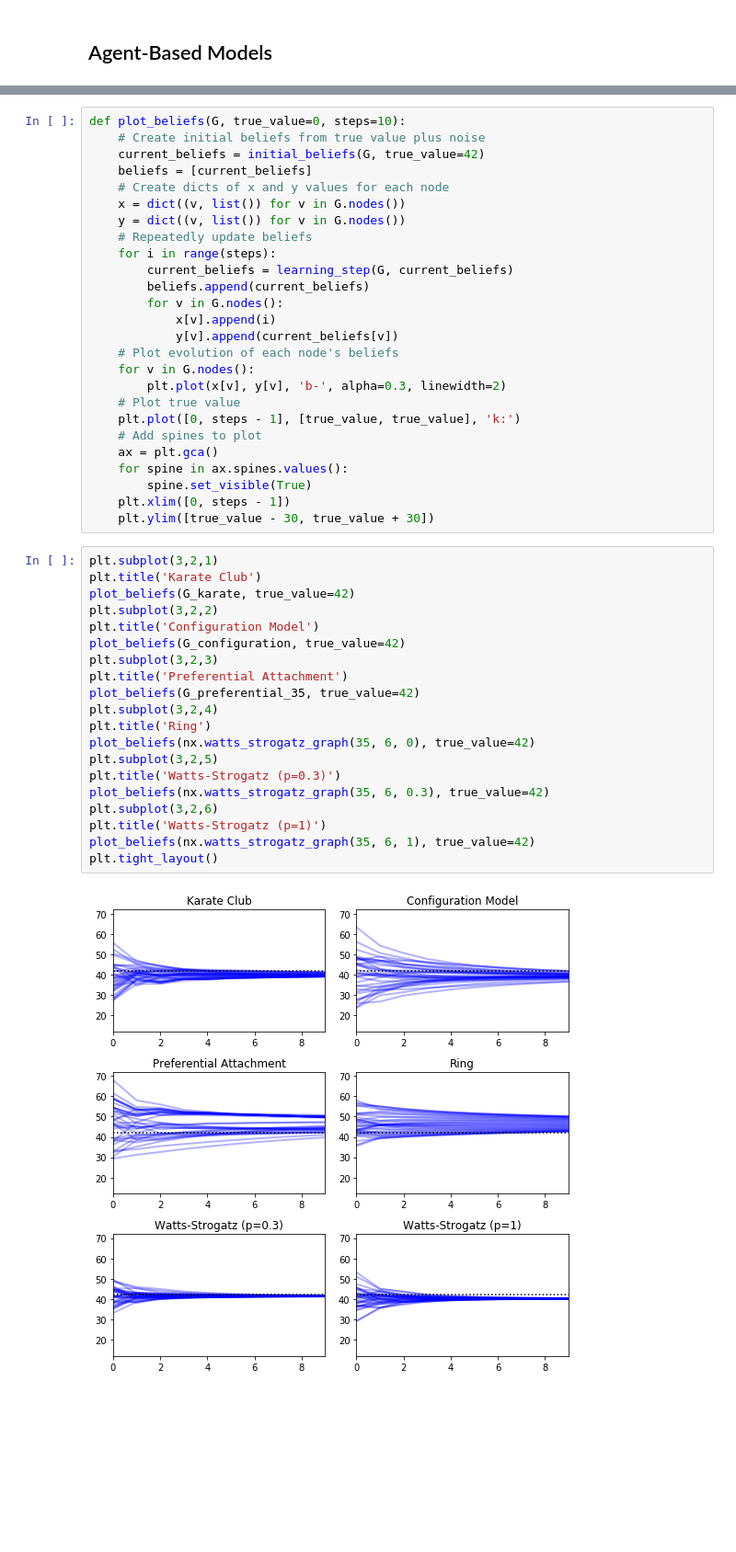
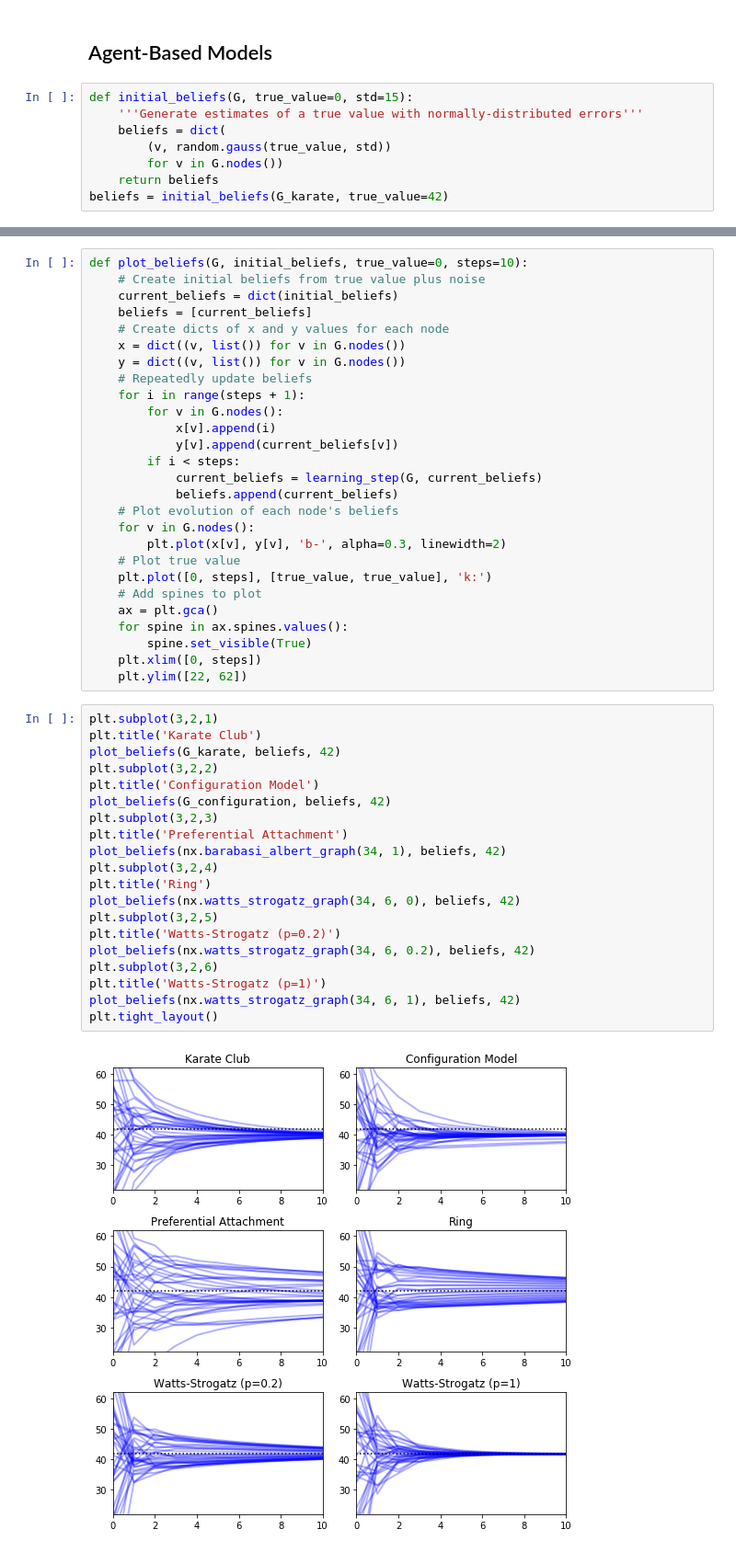
Before and after one commit to PacktPublishing/Network-Science-with-Python-and-NetworkX-Quick-Start-Guide, a Jupyter notebook: Chapter_09.ipynb, the cells around one changed output, grey strips where cells are left out. Shown: that part at 92% size. Drawn from its saved outputs; the diff is of its cells as text; blank space fills up the shorter version.

Commit message:
Update images in ch09 code.

```diff
--- a/Chapter_09.ipynb
+++ b/Chapter_09.ipynb
@@ -93,3 +93,11 @@ nx.draw_networkx(G_configuration)
 # %% [markdown]
 ## Agent-Based Models
+# %%
+def initial_beliefs(G, true_value=0, std=15):
+    '''Generate estimates of a true value with normally-distributed errors'''
+    beliefs = dict(
+        (v, random.gauss(true_value, std))
+        for v in G.nodes())
+    return beliefs
+beliefs = initial_beliefs(G_karate, true_value=42)
 # %%
@@ -115,50 +116,51 @@ def learning_step(G, beliefs):
         new_beliefs[v] = total / count
     return new_beliefs
 # %%
-def plot_beliefs(G, true_value=0, steps=10):
+def plot_beliefs(G, initial_beliefs, true_value=0, steps=10):
     # Create initial beliefs from true value plus noise
-    current_beliefs = initial_beliefs(G, true_value=42)
+    current_beliefs = dict(initial_beliefs)
     beliefs = [current_beliefs]
     # Create dicts of x and y values for each node
     x = dict((v, list()) for v in G.nodes())
     y = dict((v, list()) for v in G.nodes())
     # Repeatedly update beliefs
-    for i in range(steps):
-        current_beliefs = learning_step(G, current_beliefs)
-        beliefs.append(current_beliefs)
+    for i in range(steps + 1):
         for v in G.nodes():
             x[v].append(i)
             y[v].append(current_beliefs[v])
+        if i < steps:
+            current_beliefs = learning_step(G, current_beliefs)
+            beliefs.append(current_beliefs)
     # Plot evolution of each node's beliefs
     for v in G.nodes():
         plt.plot(x[v], y[v], 'b-', alpha=0.3, linewidth=2)
     # Plot true value
-    plt.plot([0, steps - 1], [true_value, true_value], 'k:')
+    plt.plot([0, steps], [true_value, true_value], 'k:')
     # Add spines to plot
     ax = plt.gca()
     for spine in ax.spines.values():
         spine.set_visible(True)
-    plt.xlim([0, steps - 1])
-    plt.ylim([true_value - 30, true_value + 30])
+    plt.xlim([0, steps])
+    plt.ylim([22, 62])
 # %%
 plt.subplot(3,2,1)
 plt.title('Karate Club')
-plot_beliefs(G_karate, true_value=42)
+plot_beliefs(G_karate, beliefs, 42)
 plt.subplot(3,2,2)
 plt.title('Configuration Model')
-plot_beliefs(G_configuration, true_value=42)
+plot_beliefs(G_configuration, beliefs, 42)
 plt.subplot(3,2,3)
 plt.title('Preferential Attachment')
-plot_beliefs(G_preferential_35, true_value=42)
+plot_beliefs(nx.barabasi_albert_graph(34, 1), beliefs, 42)
 plt.subplot(3,2,4)
 plt.title('Ring')
-plot_beliefs(nx.watts_strogatz_graph(35, 6, 0), true_value=42)
+plot_beliefs(nx.watts_strogatz_graph(34, 6, 0), beliefs, 42)
 plt.subplot(3,2,5)
-plt.title('Watts-Strogatz (p=0.3)')
-plot_beliefs(nx.watts_strogatz_graph(35, 6, 0.3), true_value=42)
+plt.title('Watts-Strogatz (p=0.2)')
+plot_beliefs(nx.watts_strogatz_graph(34, 6, 0.2), beliefs, 42)
 plt.subplot(3,2,6)
 plt.title('Watts-Strogatz (p=1)')
-plot_beliefs(nx.watts_strogatz_graph(35, 6, 1), true_value=42)
+plot_beliefs(nx.watts_strogatz_graph(34, 6, 1), beliefs, 42)
 plt.tight_layout()
 # %% [output]
-[figure, old version]
+[figure, new version]
```
Also changed, not shown: parts of 7 cells of this notebook.
